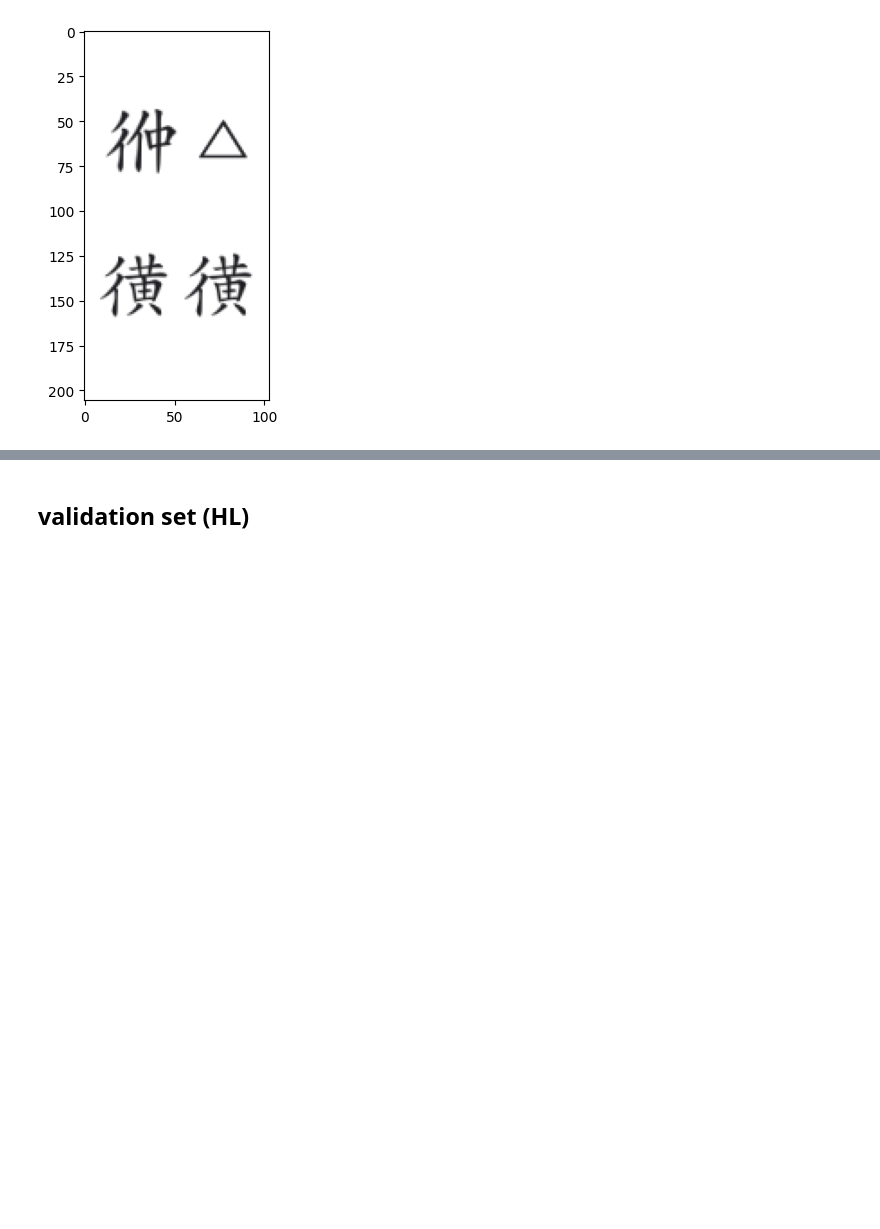
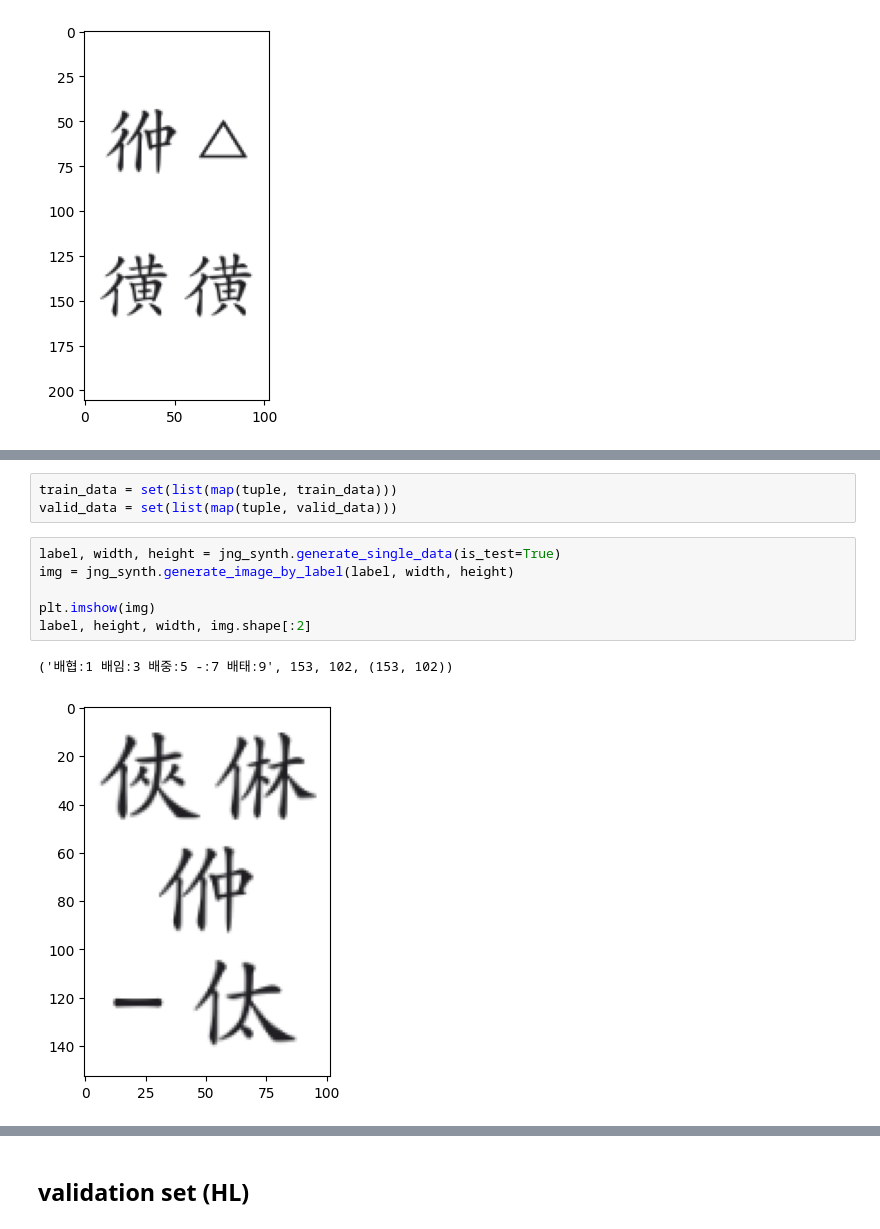
Before and after one commit to MALerLab/jeongganbo-omr, a Jupyter notebook: notebooks/synth_dataset_prep.ipynb, the cells around one changed output, grey strips where cells are left out. Cells and saved outputs as stored; diff of their text form; blank space fills up the shorter version.

Commit message:
fix: train codes - add train result - add testset and test model Acc

```diff
--- a/notebooks/synth_dataset_prep.ipynb
+++ b/notebooks/synth_dataset_prep.ipynb
@@ -254,0 +270,12 @@ label, height, width, jng_img.shape[:2]
+# %%
+train_data = set(list(map(tuple, train_data)))
+valid_data = set(list(map(tuple, valid_data)))
+# %%
+label, width, height = jng_synth.generate_single_data(is_test=True)
+img = jng_synth.generate_image_by_label(label, width, height)
+
+plt.imshow(img)
+label, height, width, img.shape[:2]
+# %% [output]
+('배협:1 배임:3 배중:5 -:7 배태:9', 153, 102, (153, 102))
+[figure, added]
```
Also changed, not shown: parts of 12 cells of this notebook, 5 other files.
